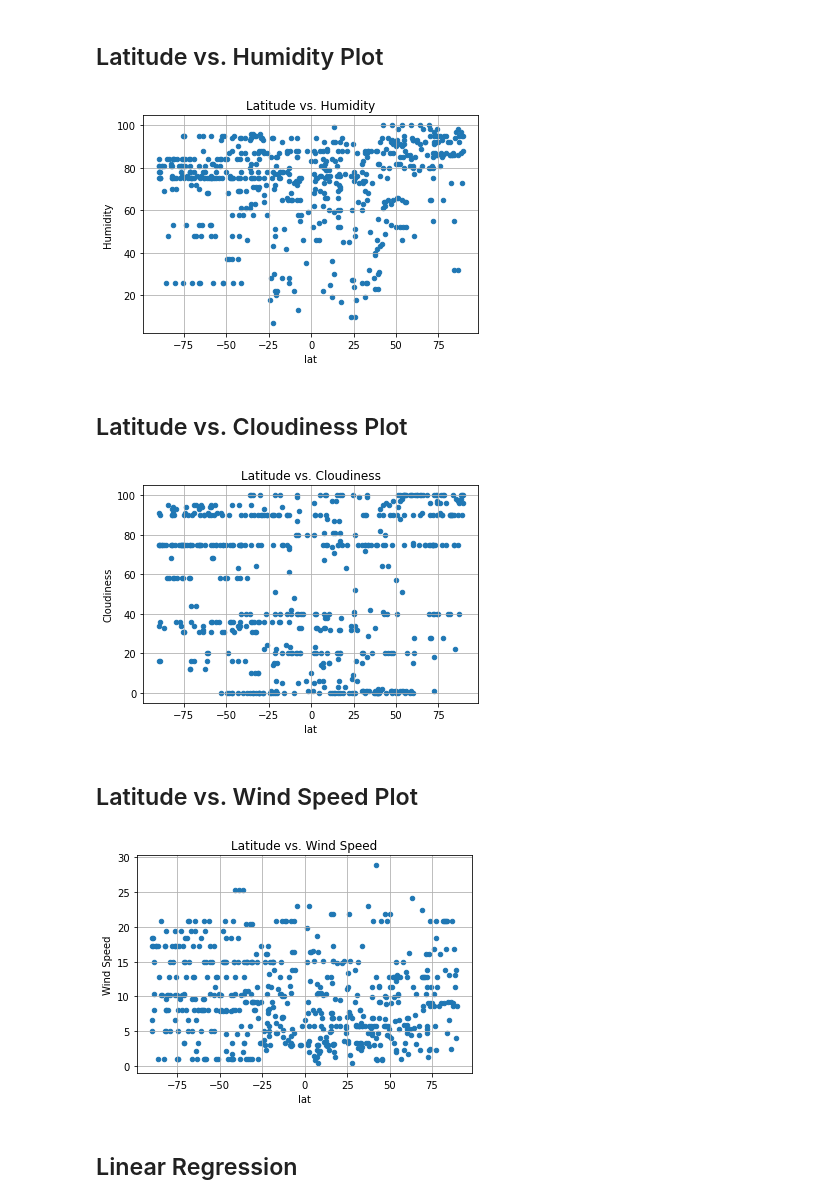
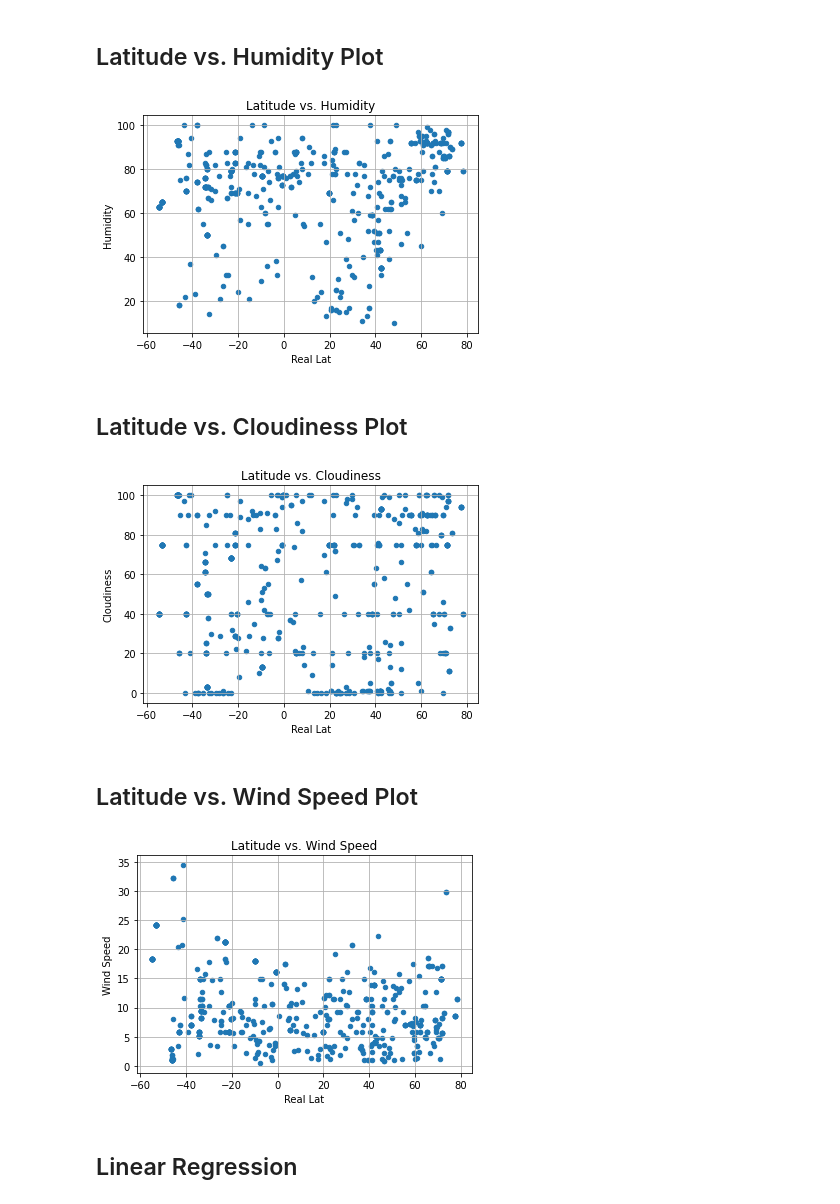
Before and after one commit to lvaughen/python-api-challenge, a Jupyter notebook: weatherpy/WeatherPy.ipynb, the cells around one changed output. Drawn from its saved outputs; the diff is of its cells as text; code cells hidden in the pictures.

```diff
--- a/weatherpy/WeatherPy.ipynb
+++ b/weatherpy/WeatherPy.ipynb
@@ -64,12 +67,16 @@ for row in range(len(city_df)):
     longi =city_df['long'][row]
 
     city = citipy.nearest_city(lati,longi)
-    city_name.append(city.city_name)
-    city_country.append(city.country_code)
 
-city_loc_df['Name'] = city_name
-city_loc_df['Country'] = city_country
+    if city.city_name not in city_name:
 
-city_df = pd.DataFrame(city_loc_df)
+        city_name.append(city.city_name)
+        city_country.append(city.country_code)
+
+print(len(city_name), len(city_country))
+
+data = {'Name': city_name, 'Country': city_country}
+
+city_df = pd.DataFrame(data)
 city_df
 # %% [output]
@@ -102,6 +110,8 @@ humidity = []
 cloudiness = []
 wind_speed = []
 date_rec = []
+real_lat = []
+real_long = []
 
 for row in range(len(city_df)):
 
@@ -118,6 +128,8 @@ for row in range(len(city_df)):
         humidity.append(float(data['main']['humidity']))
         cloudiness.append(float(data['clouds']['all']))
         wind_speed.append(float(data['wind']['speed']))
+        real_lat.append(float(data['coord']['lat']))
+        real_long.append(float(data['coord']['lon']))
         date_rec.append(int(data['dt']))
     except:
         #print(f'Unsuccessful request {row}: for city {city_qname}')
@@ -125,13 +137,18 @@ for row in range(len(city_df)):
         humidity.append("NA")
         cloudiness.append("NA")
         wind_speed.append("NA")
+        real_lat.append("NA")
+        real_long.append("NA")
         date_rec.append("NA")
 
 city_loc_df['Max temp'] = max_temp
 city_loc_df['Humidity'] = humidity
 city_loc_df['Cloudiness'] = cloudiness
 city_loc_df['Wind Speed'] = wind_speed
+city_loc_df['Real Lat'] = real_lat
+city_loc_df['Real Long'] = real_long
 city_loc_df['Date Rec'] = date_rec
+
 
 city2_df = pd.DataFrame(city_loc_df)
 city2_df.head()
@@ -162,6 +174,6 @@ http://api.openweathermap.org/data/2.5/weather?q=vanavara&units=imperial&appid=a
 # %%
 # reorder the columns
-city2_df = city2_df[['Name','Country', 'lat', 'long', 'Max temp', 'Humidity', 'Cloudiness', 'Wind Speed', 'Date Rec']]
+city2_df = city2_df[['Name','Country', 'lat', 'long', 'Real Lat', 'Real Long', 'Max temp', 'Humidity', 'Cloudiness', 'Wind Speed', 'Date Rec']]
 
 print(len(city2_df))
 # %% [output]
@@ -202,6 +214,8 @@ city2_df['Max temp'] = pd.to_numeric(city2_df['Max temp'], errors='coerce')
 city2_df['Humidity'] = pd.to_numeric(city2_df['Humidity'], errors='coerce')
 city2_df['Cloudiness'] = pd.to_numeric(city2_df['Cloudiness'], errors='coerce')
 city2_df['Wind Speed'] = pd.to_numeric(city2_df['Wind Speed'], errors='coerce')
+city2_df['Real Lat'] = pd.to_numeric(city2_df['Real Lat'], errors='coerce')
+city2_df['Real Long'] = pd.to_numeric(city2_df['Real Long'], errors='coerce')
 city2_df.dtypes
 # %% [output]
 Name           object
@@ -250,7 +266,7 @@ plt.savefig("Lat_temp.png", bbox_inches="tight")
 # %% [markdown]
 ## Latitude vs. Humidity Plot
 # %%
-city2_df.plot(kind='scatter', x='lat', y='Humidity')
+city2_df.plot(kind='scatter', x='Real Lat', y='Humidity')
 plt.title("Latitude vs. Humidity")
 plt.grid()
 plt.savefig("Lat_humidity.png", bbox_inches="tight")
@@ -259,11 +275,11 @@ plt.savefig("Lat_humidity.png", bbox_inches="tight")
 # Humidity does not seem correlated with latitude
 # the range of values at <-50 lat, is pretty much the range of values >50 lat
 # %% [output]
-[figure, old version]
+[figure, new version]
 # %% [markdown]
 ## Latitude vs. Cloudiness Plot
 # %%
-city2_df.plot(kind='scatter', x='lat', y='Cloudiness')
+city2_df.plot(kind='scatter', x='Real Lat', y='Cloudiness')
 plt.title("Latitude vs. Cloudiness")
 plt.grid()
 plt.savefig("Lat_Cloudiness.png", bbox_inches="tight")
@@ -273,20 +289,20 @@ plt.savefig("Lat_Cloudiness.png", bbox_inches="tight")
 # maybe a slight bias to higher cloud cover at the extremes in lat
 # Quite a range of value per cities of like latitude
 # %% [output]
-[figure, old version]
+[figure, new version]
 # %% [markdown]
 ## Latitude vs. Wind Speed Plot
 # %%
-city2_df.plot(kind='scatter', x='lat', y='Wind Speed')
+city2_df.plot(kind='scatter', x='Real Lat', y='Wind Speed')
 plt.title("Latitude vs. Wind Speed")
 plt.grid()
 plt.savefig("Lat_Wind.png", bbox_inches="tight")
 
 # Observations:
 # Wind Speed doesn't seem correlated to latitude
 # a pretty thorough range across all latitudes
 # %% [output]
-[figure, old version]
+[figure, new version]
 # %% [markdown]
 ## Linear Regression
 # %%
```
Also changed, not shown: parts of 30 cells of this notebook, 5 other files.
